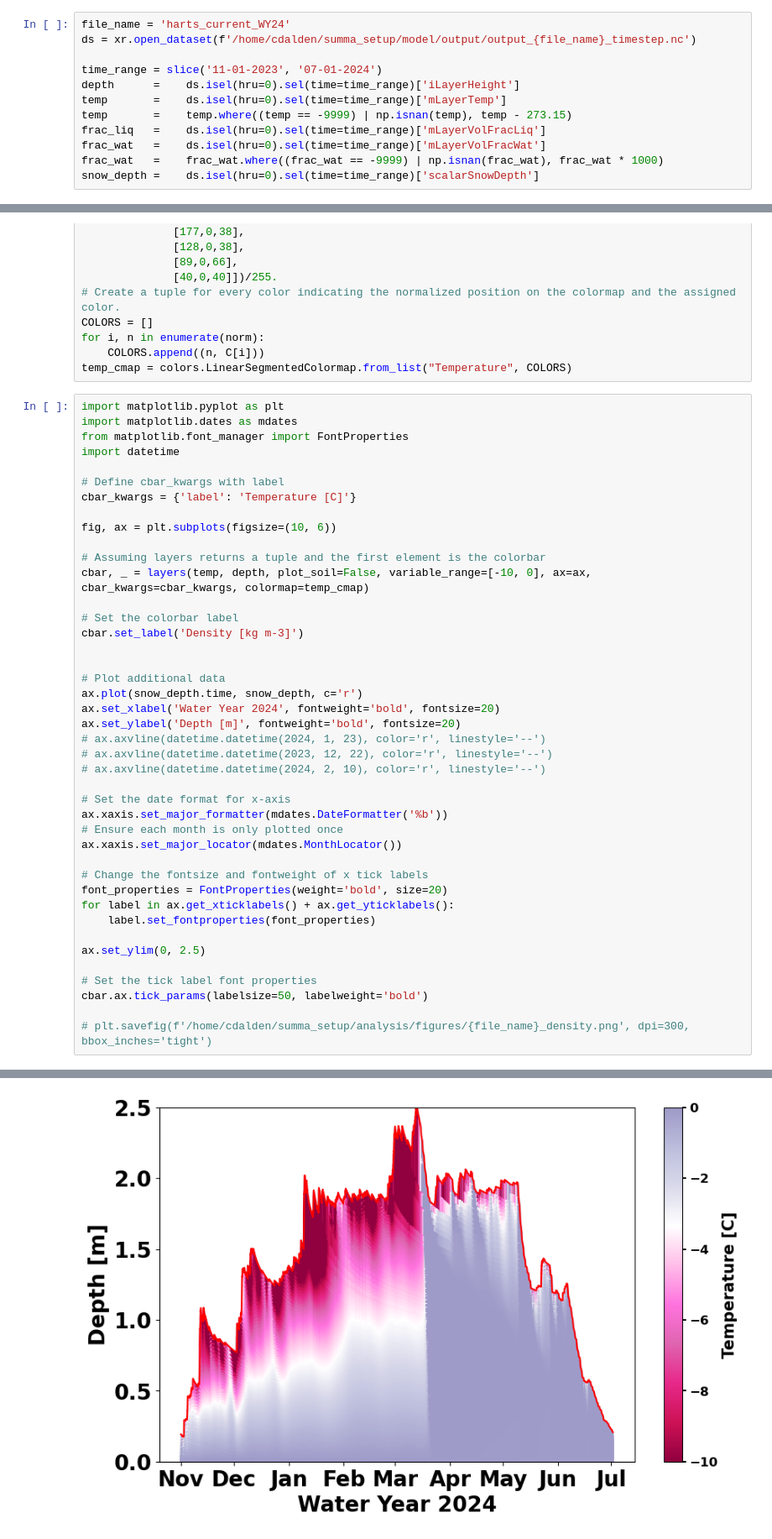
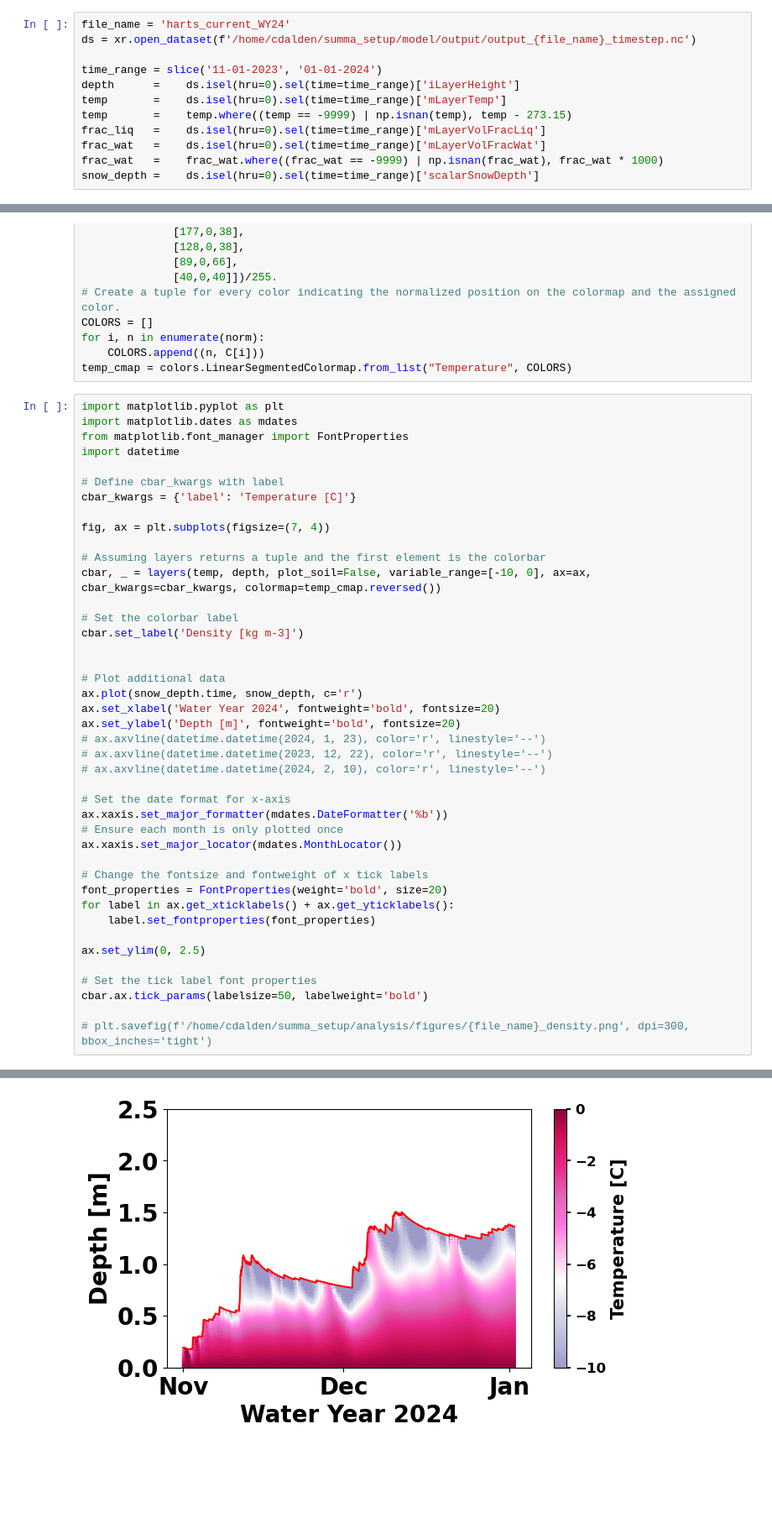
Before and after one commit to clinton-alden/summa_icelayers, a Jupyter notebook: analysis/03_liq_wat_temp.ipynb, the cells around one changed output, grey strips where cells are left out. Shown: that part at 84% size. Drawn from its saved outputs; the diff is of its cells as text; blank space fills up the shorter version.

```diff
--- a/analysis/03_liq_wat_temp.ipynb
+++ b/analysis/03_liq_wat_temp.ipynb
@@ -152,7 +152,7 @@ def layers(var, depth, ax=None, colormap='viridis', plot_soil=True,
 file_name = 'harts_current_WY24'
 ds = xr.open_dataset(f'/home/cdalden/summa_setup/model/output/output_{file_name}_timestep.nc')
 
-time_range = slice('11-01-2023', '07-01-2024')
+time_range = slice('11-01-2023', '01-01-2024')
 depth      =    ds.isel(hru=0).sel(time=time_range)['iLayerHeight']
 temp       =    ds.isel(hru=0).sel(time=time_range)['mLayerTemp']
 temp       =    temp.where((temp == -9999) | np.isnan(temp), temp - 273.15)
@@ -219,39 +219,39 @@ import datetime
 # Define cbar_kwargs with label
 cbar_kwargs = {'label': 'Temperature [C]'}
 
-fig, ax = plt.subplots(figsize=(10, 6))
+fig, ax = plt.subplots(figsize=(7, 4))
 
 # Assuming layers returns a tuple and the first element is the colorbar
-cbar, _ = layers(temp, depth, plot_soil=False, variable_range=[-10, 0], ax=ax, cbar_kwargs=cbar_kwargs, colormap=temp_cmap)
+cbar, _ = layers(temp, depth, plot_soil=False, variable_range=[-10, 0], ax=ax, cbar_kwargs=cbar_kwargs, colormap=temp_cmap.reversed())
 
 # Set the colorbar label
 cbar.set_label('Density [kg m-3]')
 
 
 # Plot additional data
 ax.plot(snow_depth.time, snow_depth, c='r')
 ax.set_xlabel('Water Year 2024', fontweight='bold', fontsize=20)
 ax.set_ylabel('Depth [m]', fontweight='bold', fontsize=20)
 # ax.axvline(datetime.datetime(2024, 1, 23), color='r', linestyle='--')
 # ax.axvline(datetime.datetime(2023, 12, 22), color='r', linestyle='--')
 # ax.axvline(datetime.datetime(2024, 2, 10), color='r', linestyle='--')
 
 # Set the date format for x-axis
 ax.xaxis.set_major_formatter(mdates.DateFormatter('%b'))
 # Ensure each month is only plotted once
 ax.xaxis.set_major_locator(mdates.MonthLocator())
 
 # Change the fontsize and fontweight of x tick labels
 font_properties = FontProperties(weight='bold', size=20)
 for label in ax.get_xticklabels() + ax.get_yticklabels():
     label.set_fontproperties(font_properties)
 
 ax.set_ylim(0, 2.5)
 
 # Set the tick label font properties
 cbar.ax.tick_params(labelsize=50, labelweight='bold')
 
 # plt.savefig(f'/home/cdalden/summa_setup/analysis/figures/{file_name}_density.png', dpi=300, bbox_inches='tight')
 # %% [output]
 AttributeError: 'Axes' object has no attribute 'ax'
-[figure, old version]
+[figure, new version]
```
Also changed, not shown: 26 other files.
